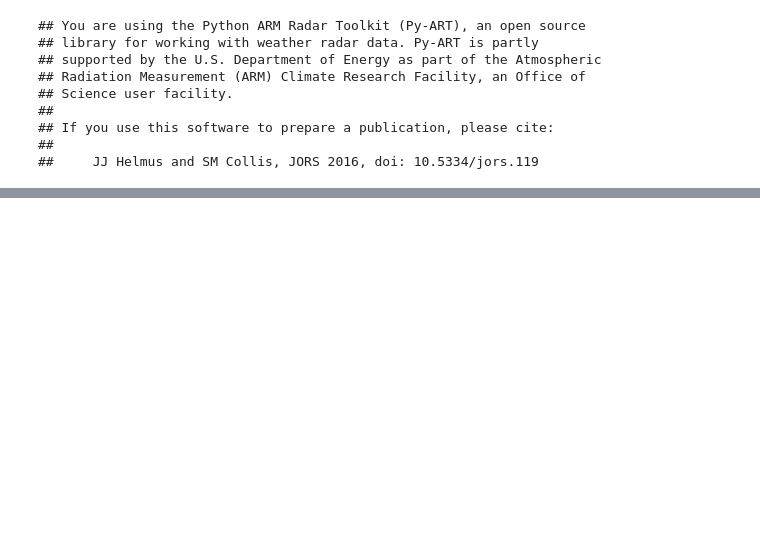
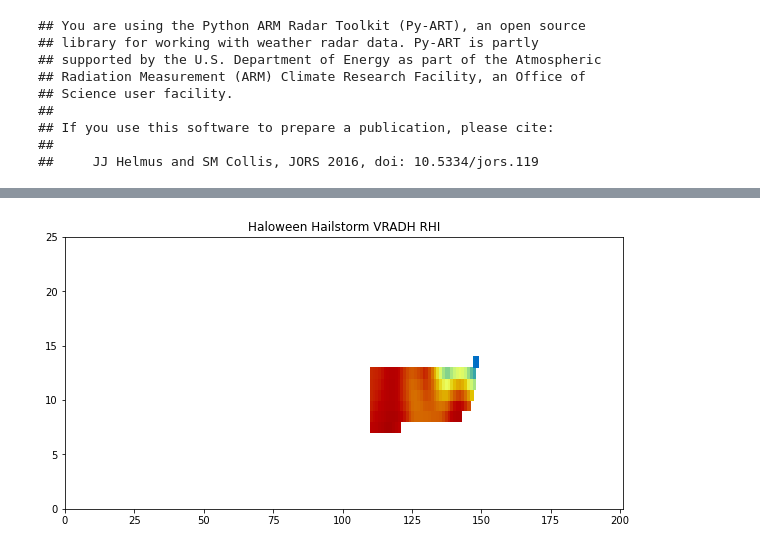
Before and after one commit to jordanbrook/leroi, a Jupyter notebook: LEROY_example.ipynb, the cells around one changed output, grey strips where cells are left out. Cells and saved outputs as stored; diff of their text form; code cells hidden in the pictures; blank space fills up the shorter version.

```diff
--- a/LEROY_example.ipynb
+++ b/LEROY_example.ipynb
@@ -74,0 +111,9 @@ plt.show()
+# %%
+yidx = 70
+fig = plt.figure(figsize=(10, 5))
+ax = fig.add_subplot(111)
+ax.pcolormesh(vrad[:,yidx,:], cmap ='pyart_HomeyerRainbow')
+plt.title('Haloween Hailstorm VRADH RHI')
+plt.show()
+# %% [output]
+[figure, added]
```
Also changed, not shown: parts of 7 cells of this notebook, 3 other files.
